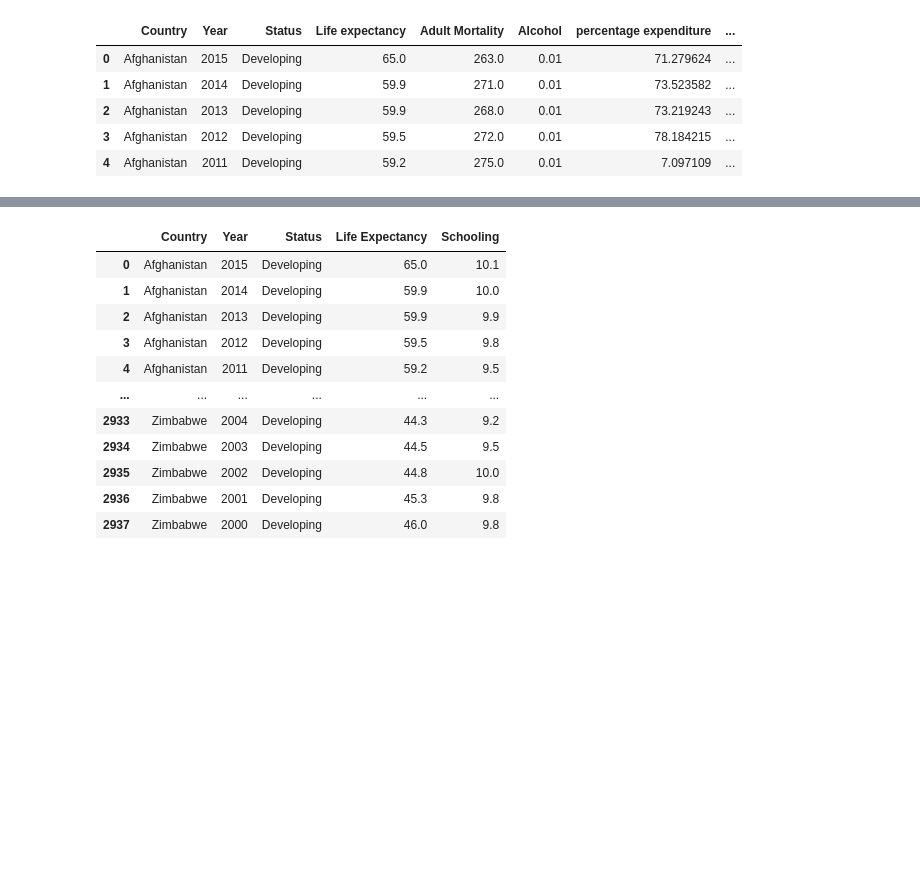
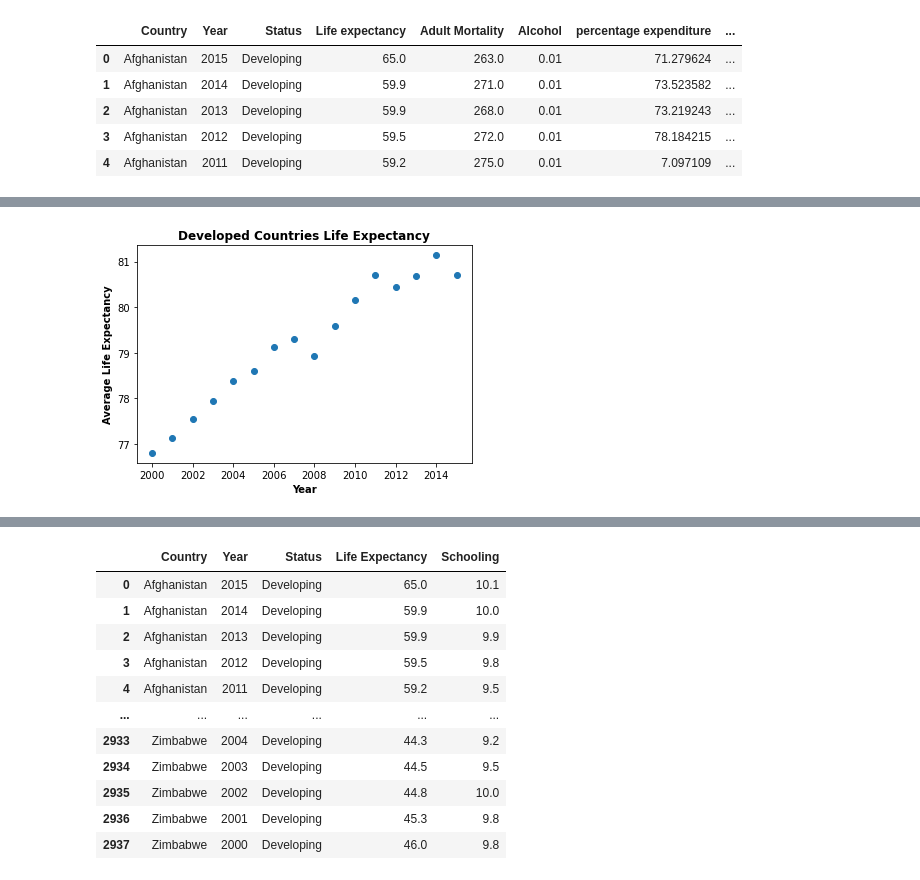
Before and after one commit to jaryan77/TeamTitans_Project_1, a Jupyter notebook: Colin_starter.ipynb, the cells around one changed output, grey strips where cells are left out. Cells and saved outputs as stored; diff of their text form; code cells hidden in the pictures; blank space fills up the shorter version.

```diff
--- a/Colin_starter.ipynb
+++ b/Colin_starter.ipynb
@@ -52,3 +52,13 @@ life_df = life_df.rename(columns={'Life expectancy ': 'Life Expectancy',
                         "Diphtheria ": "Diphtheria",
                         " HIV/AIDS": "HIV/AIDS"
                         })
+# %%
+#plot average life expectancy globally over the years for developed and developing countries
+
+#create a df of just developed countries
+developed_main = life_df.loc[life_df["Status"] == "Developed"]
+
+#create a dataframe groupedby year for the developed countries
+year_df_developed = developed_main.groupby(["Year"]).mean()
+year_df_developed = year_df_developed.reset_index()
+year_df_developed
@@ -54,0 +83,9 @@ life_df = life_df.rename(columns={'Life expectancy ': 'Life Expectancy',
+# %%
+#plot life expectancy over the years for developed countries
+plt.scatter(year_df_developed["Year"], year_df_developed["Life Expectancy"])
+plt.title("Developed Countries Life Expectancy", fontweight = "bold")
+plt.ylabel("Average Life Expectancy", fontweight = "bold")
+plt.xlabel("Year", fontweight = "bold")
+plt.show()
+# %% [output]
+[figure, added]
```
Also changed, not shown: parts of 3 cells of this notebook.
